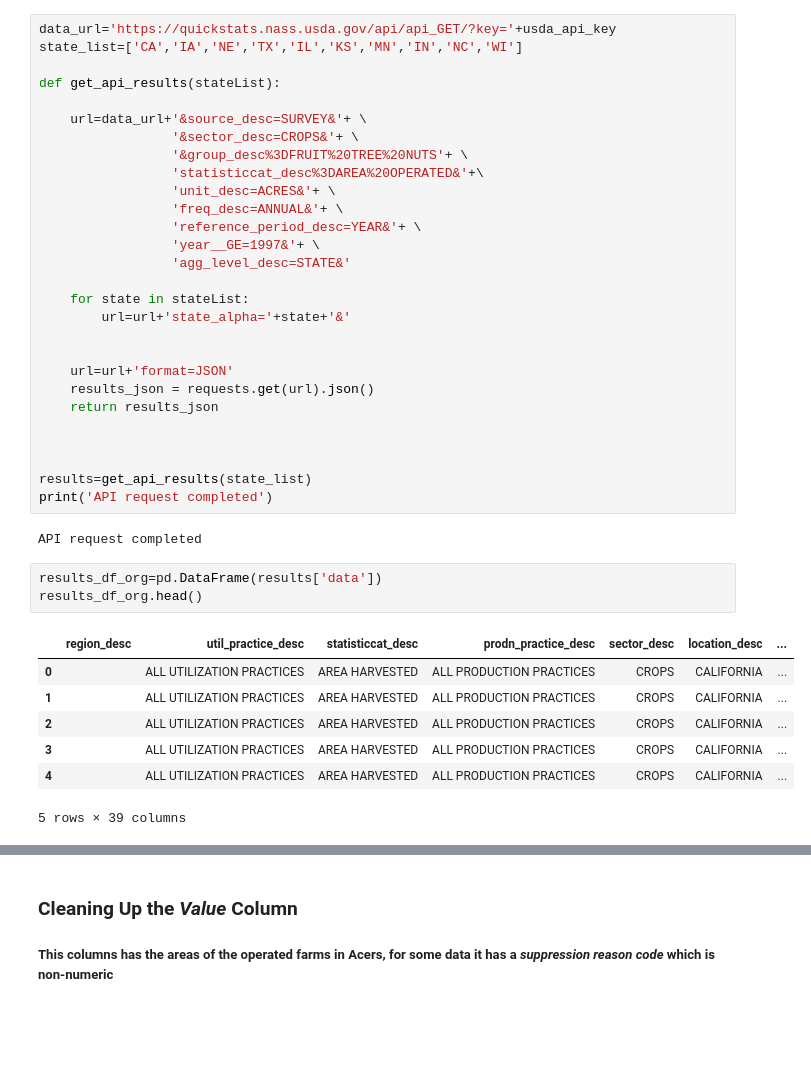
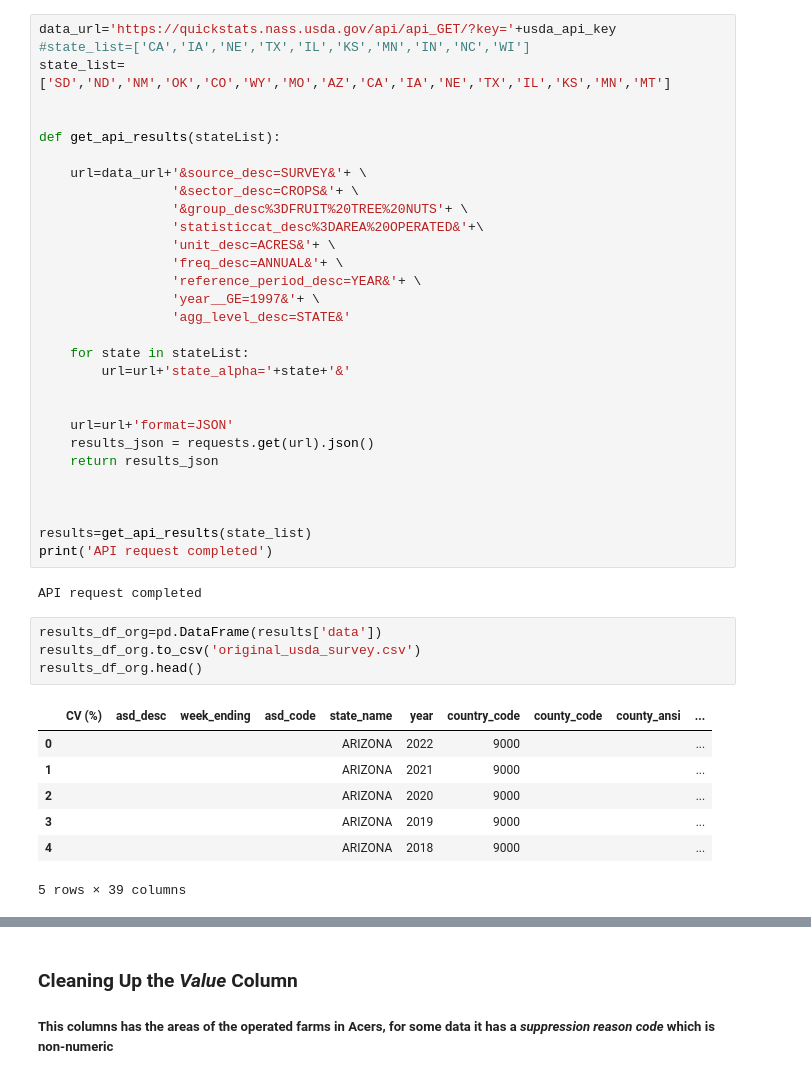
Before and after one commit to DunieCarrasco/Project-3, a Jupyter notebook: usdaPy.ipynb, the cells around one changed output, grey strips where cells are left out. Drawn from its saved outputs; the diff is of its cells as text; blank space fills up the shorter version.

```diff
--- a/usdaPy.ipynb
+++ b/usdaPy.ipynb
@@ -57,7 +57,9 @@ api_params
 <h3> API Request for All the Operated Farms in Acres Since 1997 </h3>
 # %%
 data_url='https://quickstats.nass.usda.gov/api/api_GET/?key='+usda_api_key
-state_list=['CA','IA','NE','TX','IL','KS','MN','IN','NC','WI']
+#state_list=['CA','IA','NE','TX','IL','KS','MN','IN','NC','WI']
+state_list=['SD','ND','NM','OK','CO','WY','MO','AZ','CA','IA','NE','TX','IL','KS','MN','MT']
+
 
 def get_api_results(stateList):
 
@@ -87,12 +89,13 @@ print('API request completed')
 API request completed
 # %%
 results_df_org=pd.DataFrame(results['data'])
+results_df_org.to_csv('original_usda_survey.csv')
 results_df_org.head()
 # %% [output]
-|  | region_desc | util_practice_desc | statisticcat_desc | prodn_practice_desc | sector_desc | location_desc | ... |
-| 0 |  | ALL UTILIZATION PRACTICES | AREA HARVESTED | ALL PRODUCTION PRACTICES | CROPS | CALIFORNIA | ... |
-| 1 |  | ALL UTILIZATION PRACTICES | AREA HARVESTED | ALL PRODUCTION PRACTICES | CROPS | CALIFORNIA | ... |
-| 2 |  | ALL UTILIZATION PRACTICES | AREA HARVESTED | ALL PRODUCTION PRACTICES | CROPS | CALIFORNIA | ... |
-| 3 |  | ALL UTILIZATION PRACTICES | AREA HARVESTED | ALL PRODUCTION PRACTICES | CROPS | CALIFORNIA | ... |
-| 4 |  | ALL UTILIZATION PRACTICES | AREA HARVESTED | ALL PRODUCTION PRACTICES | CROPS | CALIFORNIA | ... |
+|  | CV (%) | asd_desc | week_ending | asd_code | state_name | year | country_code | county_code | county_ansi | ... |
+| 0 |  |  |  |  | ARIZONA | 2022 | 9000 |  |  | ... |
+| 1 |  |  |  |  | ARIZONA | 2021 | 9000 |  |  | ... |
+| 2 |  |  |  |  | ARIZONA | 2020 | 9000 |  |  | ... |
+| 3 |  |  |  |  | ARIZONA | 2019 | 9000 |  |  | ... |
+| 4 |  |  |  |  | ARIZONA | 2018 | 9000 |  |  | ... |
 5 rows × 39 columns
```
Also changed, not shown: parts of 35 cells of this notebook, 4 other files.
